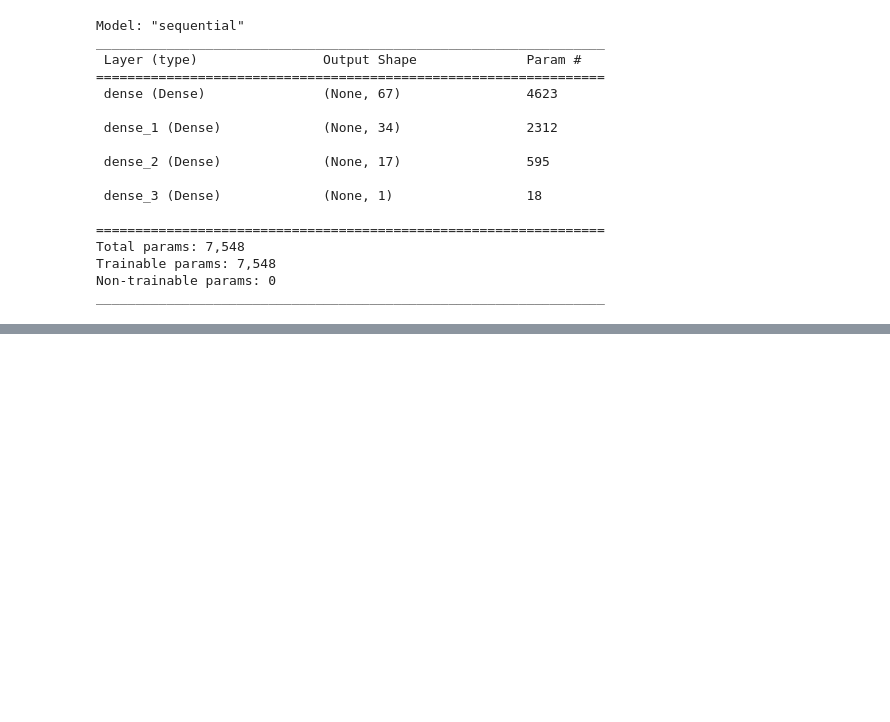
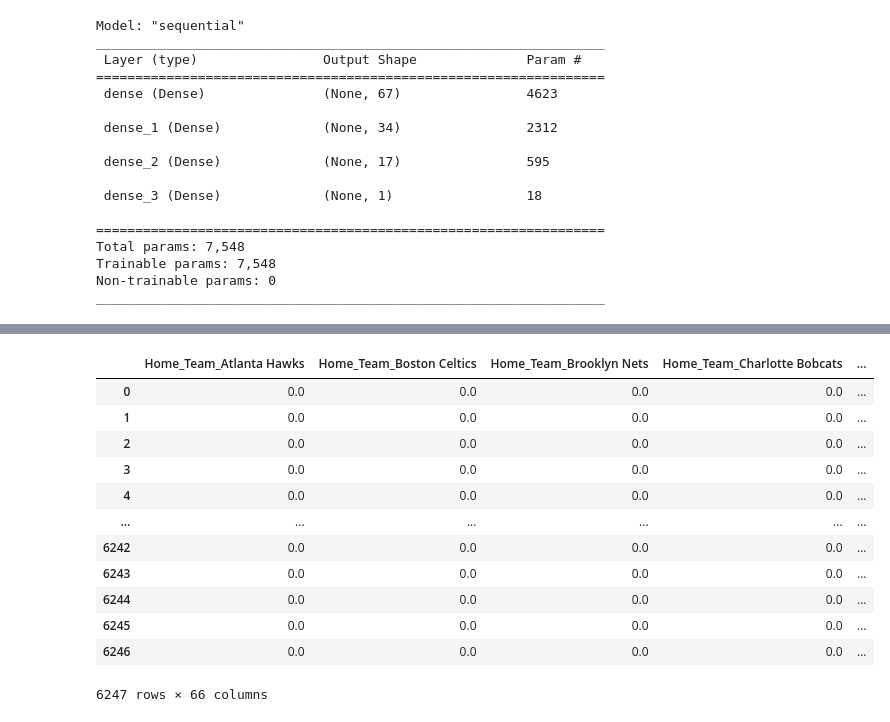
Before and after one commit to kheller18/nba-sports-betting-ml, a Jupyter notebook: main.ipynb, the cells around one changed output, grey strips where cells are left out. Cells and saved outputs as stored; diff of their text form; code cells hidden in the pictures; blank space fills up the shorter version.

```diff
--- a/main.ipynb
+++ b/main.ipynb
@@ -507,0 +484,24 @@ weighted avg       1.00      1.00      1.00      3146
+# %%
+# Add the numerical data and the categorical encoded data to one dataframe
+encoded_five_seasons_df = pd.concat(
+    [encoded_five_seasons_df,
+     numerical_variables_2],
+    axis=1
+)
+
+# Display the dataframe
+encoded_five_seasons_df
+# %% [output]
+|  | Home_Team_Atlanta Hawks | Home_Team_Boston Celtics | Home_Team_Brooklyn Nets | Home_Team_Charlotte Bobcats | ... |
+| 0 | 0.0 | 0.0 | 0.0 | 0.0 | ... |
+| 1 | 0.0 | 0.0 | 0.0 | 0.0 | ... |
+| 2 | 0.0 | 0.0 | 0.0 | 0.0 | ... |
+| 3 | 0.0 | 0.0 | 0.0 | 0.0 | ... |
+| 4 | 0.0 | 0.0 | 0.0 | 0.0 | ... |
+| ... | ... | ... | ... | ... | ... |
+| 6242 | 0.0 | 0.0 | 0.0 | 0.0 | ... |
+| 6243 | 0.0 | 0.0 | 0.0 | 0.0 | ... |
+| 6244 | 0.0 | 0.0 | 0.0 | 0.0 | ... |
+| 6245 | 0.0 | 0.0 | 0.0 | 0.0 | ... |
+| 6246 | 0.0 | 0.0 | 0.0 | 0.0 | ... |
+6247 rows × 66 columns
```
Also changed, not shown: parts of 44 cells of this notebook.
